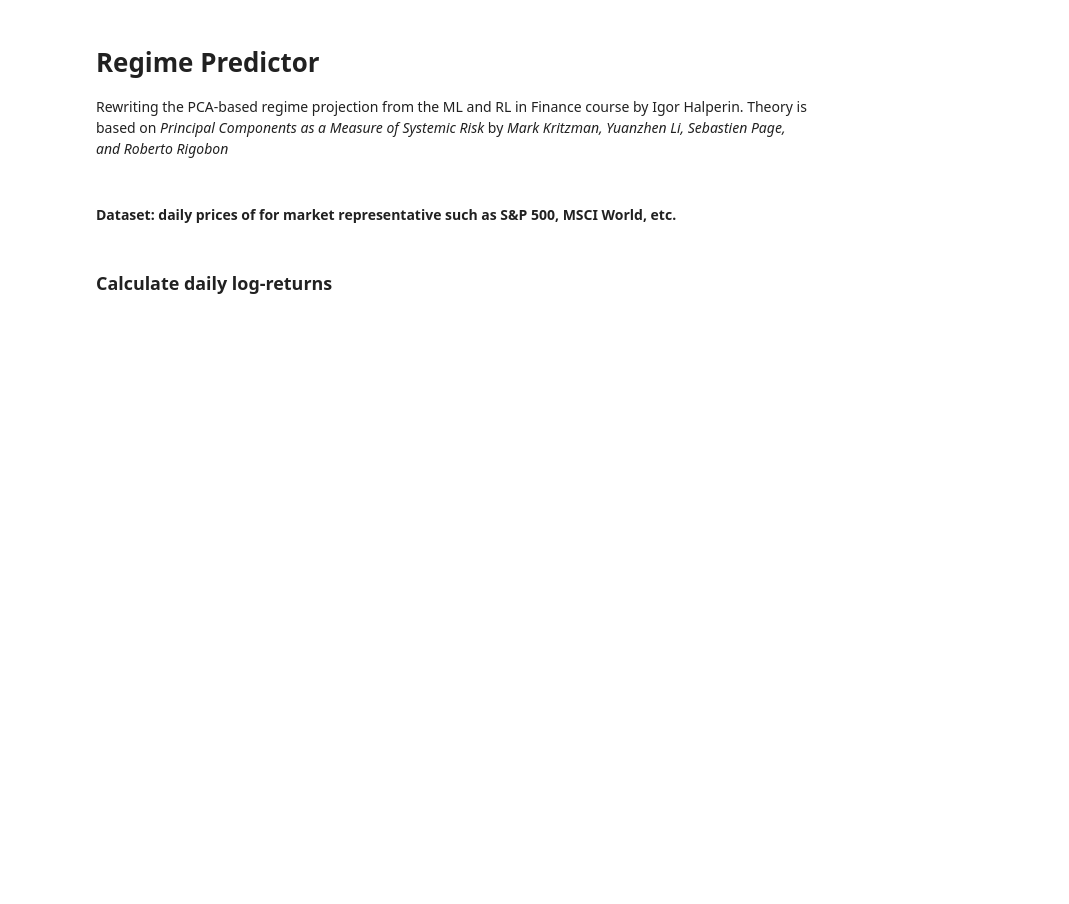
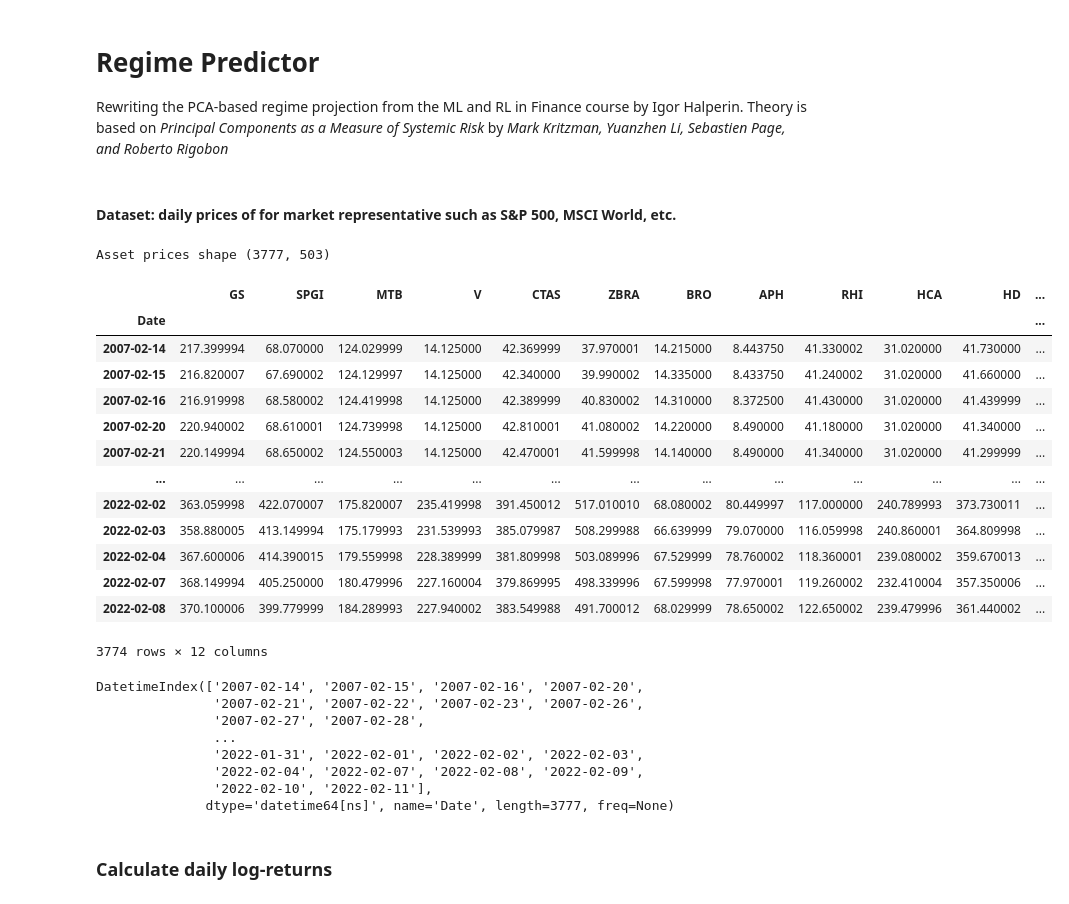
Before and after one commit to jgerhard/quantum-fund, a Jupyter notebook: regime.ipynb, the cells around one changed output. Cells and saved outputs as stored; diff of their text form; code cells hidden in the pictures; blank space fills up the shorter version.

```diff
--- a/regime.ipynb
+++ b/regime.ipynb
@@ -18,22 +18,46 @@ import pandas as pd
 # %%
 #use temp.py to obtain individual stock data
 path = r'./individual_stocks/' # use your path
 all_files = glob.glob(path + "*.csv")
 
 li = []
 cols = []
 for filename in all_files[:]:
     df = pd.read_csv(filename, index_col=0, header=0, date_parser=lambda dt: pd.to_datetime(dt, format='%Y-%m-%d'))
     df = df.Close
     cols.append(filename.partition("_")[-1].partition("_")[0].strip("stocks/"))
     li.append(df)
-
+n_stocks_show = 12
 frame = pd.concat(li, axis=1, ignore_index=True)
 frame = frame.rename(columns=dict(zip(range(len(all_files)), cols)))
 asset_prices = frame.interpolate().fillna(method="ffill").fillna(method="bfill")
 print('Asset prices shape', asset_prices.shape)
 display(asset_prices.iloc[:, :n_stocks_show].head(-3))
 asset_prices.index
+# %% [output]
+Asset prices shape (3777, 503)
+|  | GS | SPGI | MTB | V | CTAS | ZBRA | BRO | APH | RHI | HCA | HD | ... |
+| Date |  |  |  |  |  |  |  |  |  |  |  | ... |
+| 2007-02-14 | 217.399994 | 68.070000 | 124.029999 | 14.125000 | 42.369999 | 37.970001 | 14.215000 | 8.443750 | 41.330002 | 31.020000 | 41.730000 | ... |
+| 2007-02-15 | 216.820007 | 67.690002 | 124.129997 | 14.125000 | 42.340000 | 39.990002 | 14.335000 | 8.433750 | 41.240002 | 31.020000 | 41.660000 | ... |
+| 2007-02-16 | 216.919998 | 68.580002 | 124.419998 | 14.125000 | 42.389999 | 40.830002 | 14.310000 | 8.372500 | 41.430000 | 31.020000 | 41.439999 | ... |
+| 2007-02-20 | 220.940002 | 68.610001 | 124.739998 | 14.125000 | 42.810001 | 41.080002 | 14.220000 | 8.490000 | 41.180000 | 31.020000 | 41.340000 | ... |
+| 2007-02-21 | 220.149994 | 68.650002 | 124.550003 | 14.125000 | 42.470001 | 41.599998 | 14.140000 | 8.490000 | 41.340000 | 31.020000 | 41.299999 | ... |
+| ... | ... | ... | ... | ... | ... | ... | ... | ... | ... | ... | ... | ... |
+| 2022-02-02 | 363.059998 | 422.070007 | 175.820007 | 235.419998 | 391.450012 | 517.010010 | 68.080002 | 80.449997 | 117.000000 | 240.789993 | 373.730011 | ... |
+| 2022-02-03 | 358.880005 | 413.149994 | 175.179993 | 231.539993 | 385.079987 | 508.299988 | 66.639999 | 79.070000 | 116.059998 | 240.860001 | 364.809998 | ... |
+| 2022-02-04 | 367.600006 | 414.390015 | 179.559998 | 228.389999 | 381.809998 | 503.089996 | 67.529999 | 78.760002 | 118.360001 | 239.080002 | 359.670013 | ... |
+| 2022-02-07 | 368.149994 | 405.250000 | 180.479996 | 227.160004 | 379.869995 | 498.339996 | 67.599998 | 77.970001 | 119.260002 | 232.410004 | 357.350006 | ... |
+| 2022-02-08 | 370.100006 | 399.779999 | 184.289993 | 227.940002 | 383.549988 | 491.700012 | 68.029999 | 78.650002 | 122.650002 | 239.479996 | 361.440002 | ... |
+3774 rows × 12 columns
+DatetimeIndex(['2007-02-14', '2007-02-15', '2007-02-16', '2007-02-20',
+               '2007-02-21', '2007-02-22', '2007-02-23', '2007-02-26',
+               '2007-02-27', '2007-02-28',
+               ...
+               '2022-01-31', '2022-02-01', '2022-02-02', '2022-02-03',
+               '2022-02-04', '2022-02-07', '2022-02-08', '2022-02-09',
+               '2022-02-10', '2022-02-11'],
+              dtype='datetime64[ns]', name='Date', length=3777, freq=None)
 # %% [markdown]
 ### Calculate daily log-returns
 # %%
```
Also changed, not shown: parts of 13 cells of this notebook.
